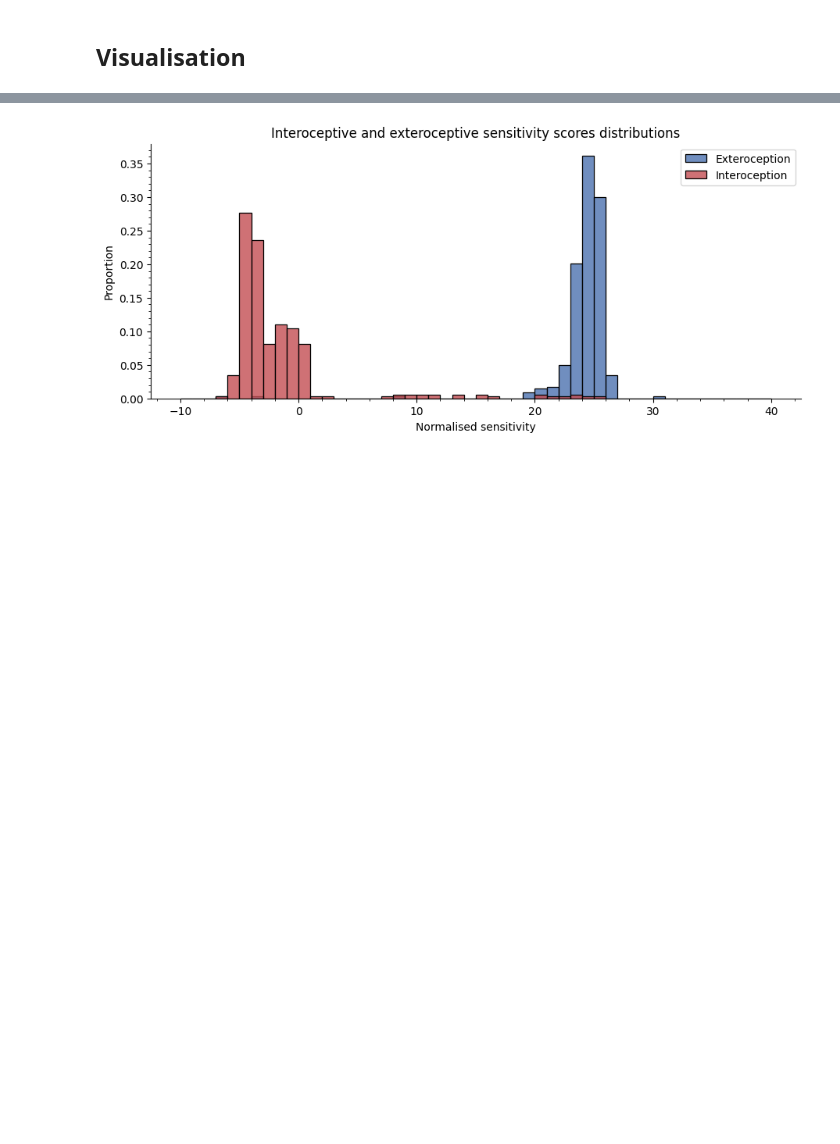
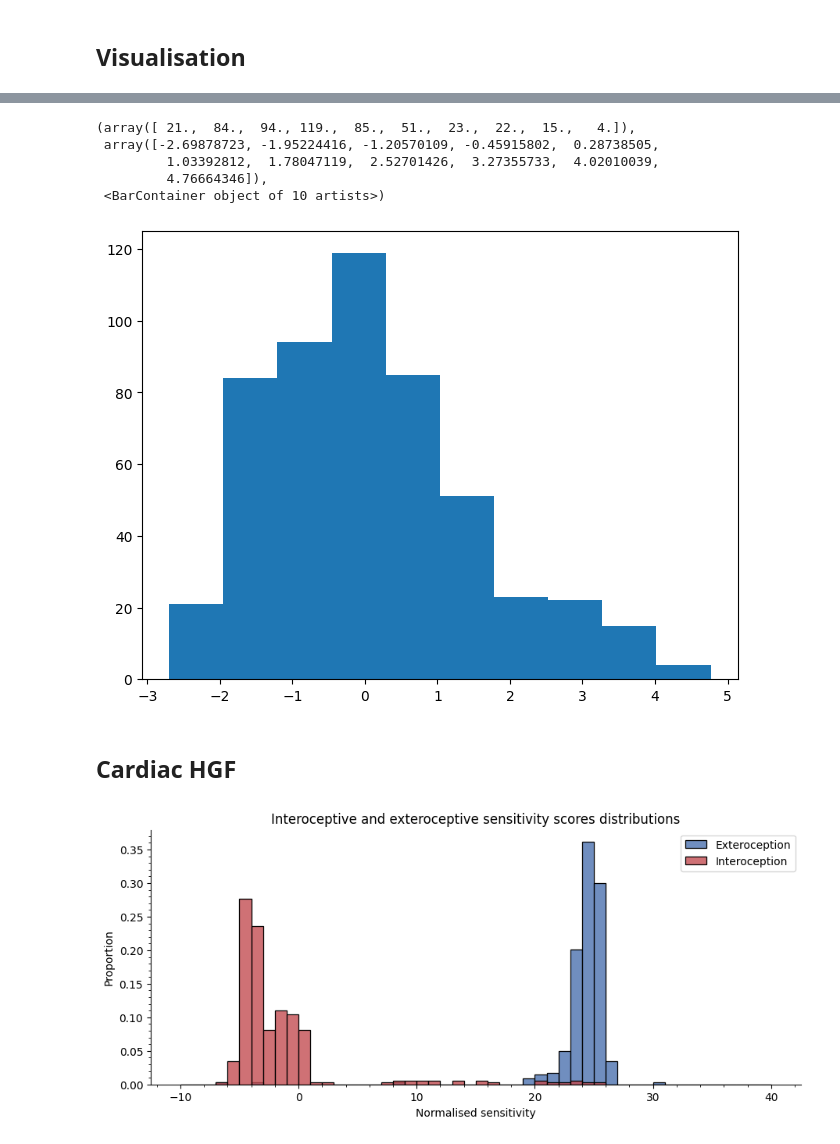
Before and after one commit to LegrandNico/ComputationalCardioception, a Jupyter notebook: code/notebooks/2-Intero_Extero.ipynb, the cells around one changed output, grey strips where cells are left out. Drawn from its saved outputs; the diff is of its cells as text; code cells hidden in the pictures; blank space fills up the shorter version.

```diff
--- a/code/notebooks/2-Intero_Extero.ipynb
+++ b/code/notebooks/2-Intero_Extero.ipynb
@@ -21,0 +50,9 @@ cardiac_hrd_df = cardiac_hrd_df[cardiac_hrd_df.session == 2]
+# %%
+plt.hist(np.log(weighted_update_df.sensitivity / (1 - weighted_update_df.sensitivity)))
+# %% [output]
+(array([ 21.,  84.,  94., 119.,  85.,  51.,  23.,  22.,  15.,   4.]),
+ array([-2.69878723, -1.95224416, -1.20570109, -0.45915802,  0.28738505,
+         1.03392812,  1.78047119,  2.52701426,  3.27355733,  4.02010039,
+         4.76664346]),
+ <BarContainer object of 10 artists>)
+[figure, added]
@@ -21,0 +90,2 @@ cardiac_hrd_df = cardiac_hrd_df[cardiac_hrd_df.session == 2]
+# %% [markdown]
+## Cardiac HGF
```
Also changed, not shown: parts of 7 cells of this notebook, 8 other files.
